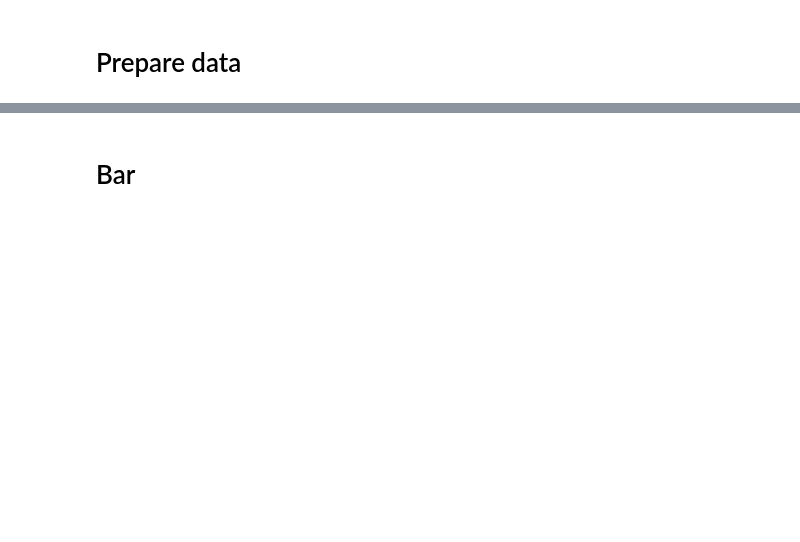
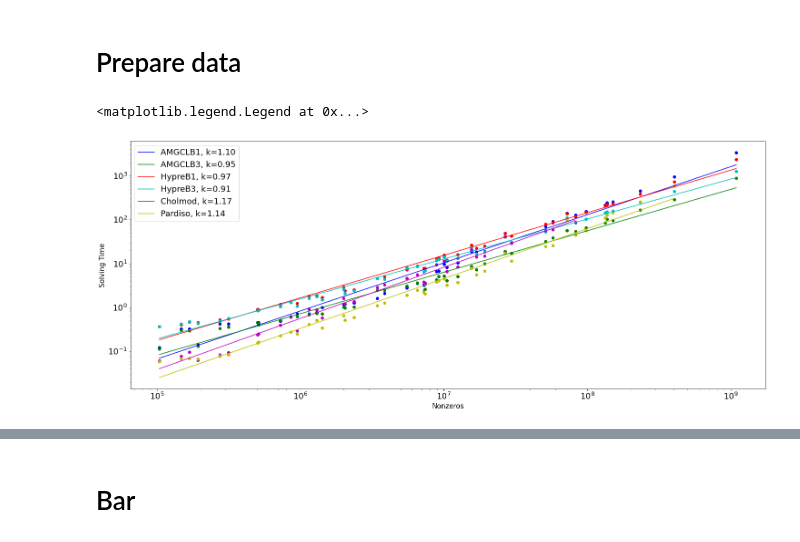
Before and after one commit to njsyw1997/PersonalScript, a Jupyter notebook: polyfem/stat/prepare_stat_old.ipynb, the cells around one changed output, grey strips where cells are left out. Saved outputs shown, nothing was run; the diff lists cells and outputs as text; code cells hidden in the pictures; blank space fills up the shorter version.

```diff
--- a/polyfem/stat/prepare_stat_old.ipynb
+++ b/polyfem/stat/prepare_stat_old.ipynb
@@ -210,0 +232,50 @@ def fit(solver_name_,block_size_,ax_,df,cmap_,cindex_):
+# %%
+def fit(solver_name_,block_size_,ax_,df,cmap_,cindex_):
+    degree=1
+    tempdf=df[(df["Block Size"]==block_size_) & (df["Solver"]==solver_name_)&(df["Nonzeros"]>1e5)]
+    # tempdf=df[(df["Block Size"]==block_size_) & (df["Solver"]==solver_name_) ]
+    tempdf=tempdf.sort_values(by=['Nonzeros'])
+    xdata=np.int64(tempdf['Nonzeros'])
+    ydata=np.float64(tempdf["Runtime"])
+    logx = np.log(xdata)
+    logy = np.log(ydata)
+    coeffs = np.polyfit(logx,logy,deg=degree)
+    poly = np.poly1d(coeffs)
+    yfit = lambda x: np.exp(poly(np.log(x)))
+    if solver_name_=="Eigen::CholmodSupernodalLLT":
+        label_="Cholmod"
+    elif solver_name_=="Eigen::PardisoLDLT":
+        label_="Pardiso"
+    else:
+        label_=solver_name_+"B"+str(block_size_)
+    # ax_.scatter(xdata,ydata,label=label_,color=cmap_[cindex_])
+    ax_.scatter(xdata,ydata,color=cmap_[cindex_])
+    label_=label_+", k="+str("%.2f" % coeffs[degree-1])
+    ax_.plot(xdata,yfit(xdata),label=label_,color=cmap_[cindex_])
+    # ax_.plot(xdata,ydata,color=cmap_[cindex_])
+    # for i in range(len(xdata)):
+    #     ax_.annotate('%.1f'%ydata[i], (xdata[i], ydata[i]))
+
+solver_list=["AMGCL","Hypre","Eigen::CholmodSupernodalLLT","Eigen::PardisoLDLT"]
+
+num_threads=np.sort(np.int64(result_df["Num Thread"].unique()))
+fig,ax=plt.subplots(figsize=(25,10)) # figure size
+plt.rcParams.update({'font.size': 18}) # font size
+ax.set_xlabel('Nonzeros',fontsize=15) # x labels
+ax.set_ylabel("Solving Time",fontsize=15) # y labels
+fit("AMGCL",1,ax,result_df,cmap,0)
+fit("AMGCL",3,ax,result_df,cmap,1)
+fit("Hypre",1,ax,result_df,cmap,2)
+fit("Hypre",3,ax,result_df,cmap,3)
+fit("Eigen::CholmodSupernodalLLT",1,ax,result_df,cmap,4)
+fit("Eigen::PardisoLDLT",1,ax,result_df,cmap,5)
+plt.xticks(fontsize=18, rotation=0)
+plt.yticks(fontsize=18, rotation=0)
+# plt.title("Thread-Time")
+plt.xscale("log") # log scale
+plt.yscale("log") # log scale
+ax.legend()
+# ax.set_xticks([1,2,4,8,16,32,64],[str(1),str(2),str(4),str(8),str(16),str(32),str(64)])
+# %% [output]
+<matplotlib.legend.Legend at 0x...>
+[figure, added]
```
Also changed, not shown: parts of 14 cells of this notebook, 25 other files.
